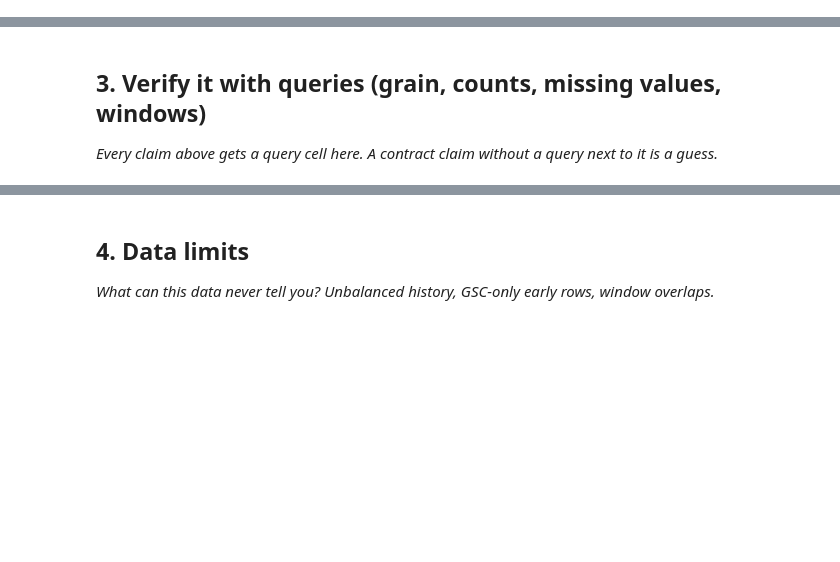
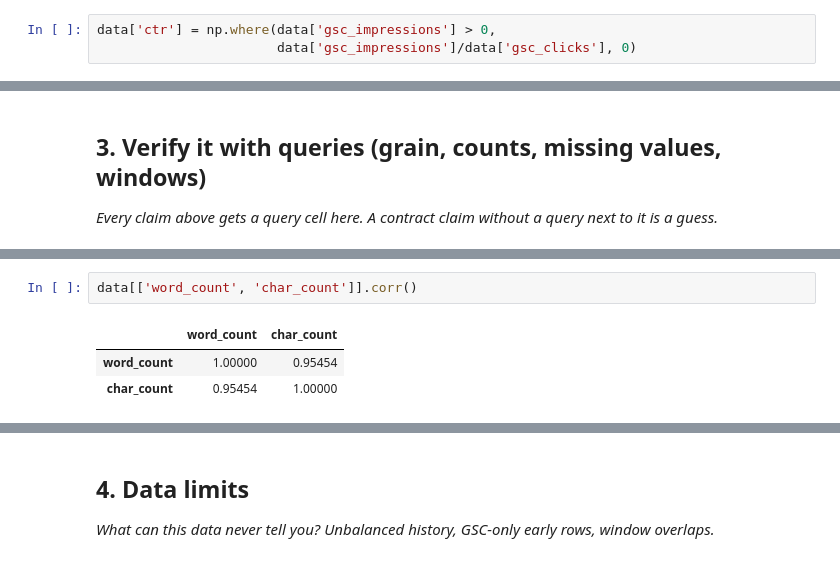
Before and after one commit to Maryam-Shile/flyrank_ml_internship, a Jupyter notebook: work/notebooks/w03_data_contract.ipynb, the cells around one changed output, grey strips where cells are left out. Cells and saved outputs as stored; diff of their text form; blank space fills up the shorter version.

```diff
--- a/work/notebooks/w03_data_contract.ipynb
+++ b/work/notebooks/w03_data_contract.ipynb
@@ -107,6 +109,9 @@ Data columns (total 56 columns):
  55  is_deleted                  100000 non-null  bool
 dtypes: Int64(5), bool(6), datetime64[us](6), float64(3), int64(25), object(11)
 memory usage: 39.2+ MB
+# %%
+data['ctr'] = np.where(data['gsc_impressions'] > 0,
+                       data['gsc_impressions']/data['gsc_clicks'], 0)
 # %% [markdown]
 ## 2. Fields: feature / label / context / excluded
 
@@ -162 +318,7 @@ for i in data[excluded].columns:
+# %%
+data[['word_count', 'char_count']].corr()
+# %% [output]
+|  | word_count | char_count |
+| word_count | 1.00000 | 0.95454 |
+| char_count | 0.95454 | 1.00000 |
 # %% [markdown]
```
Also changed, not shown: parts of 14 cells of this notebook.
